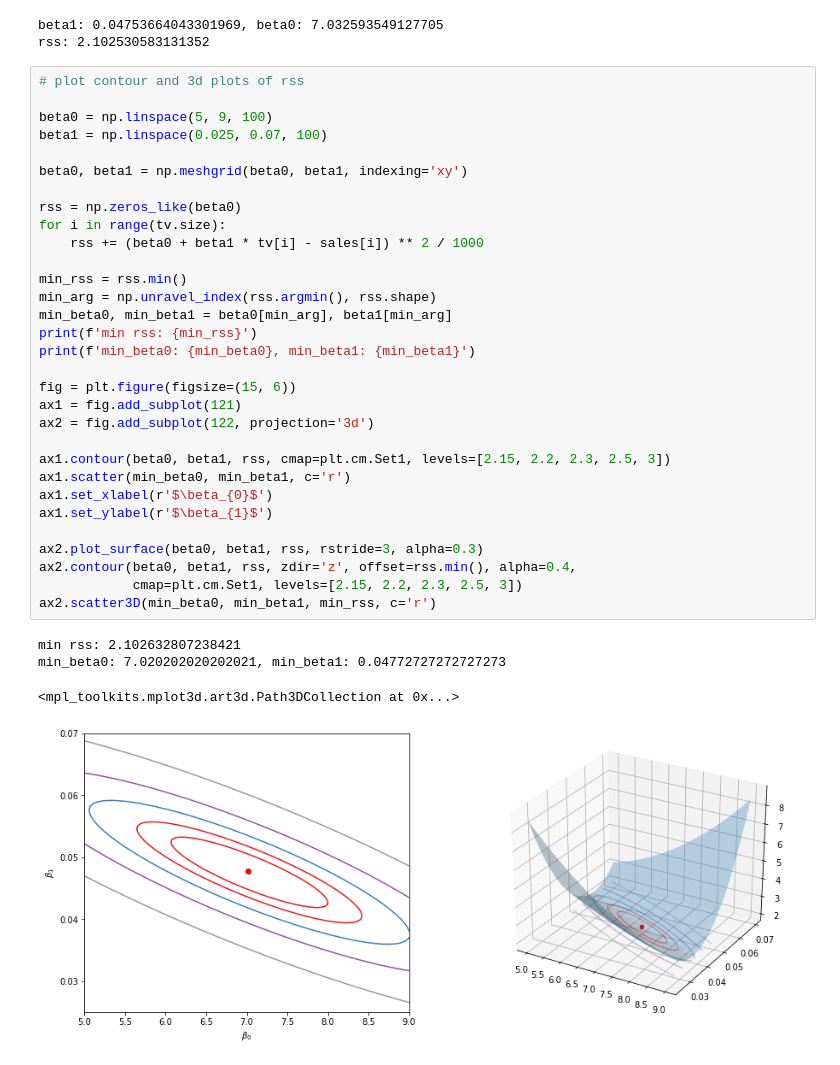
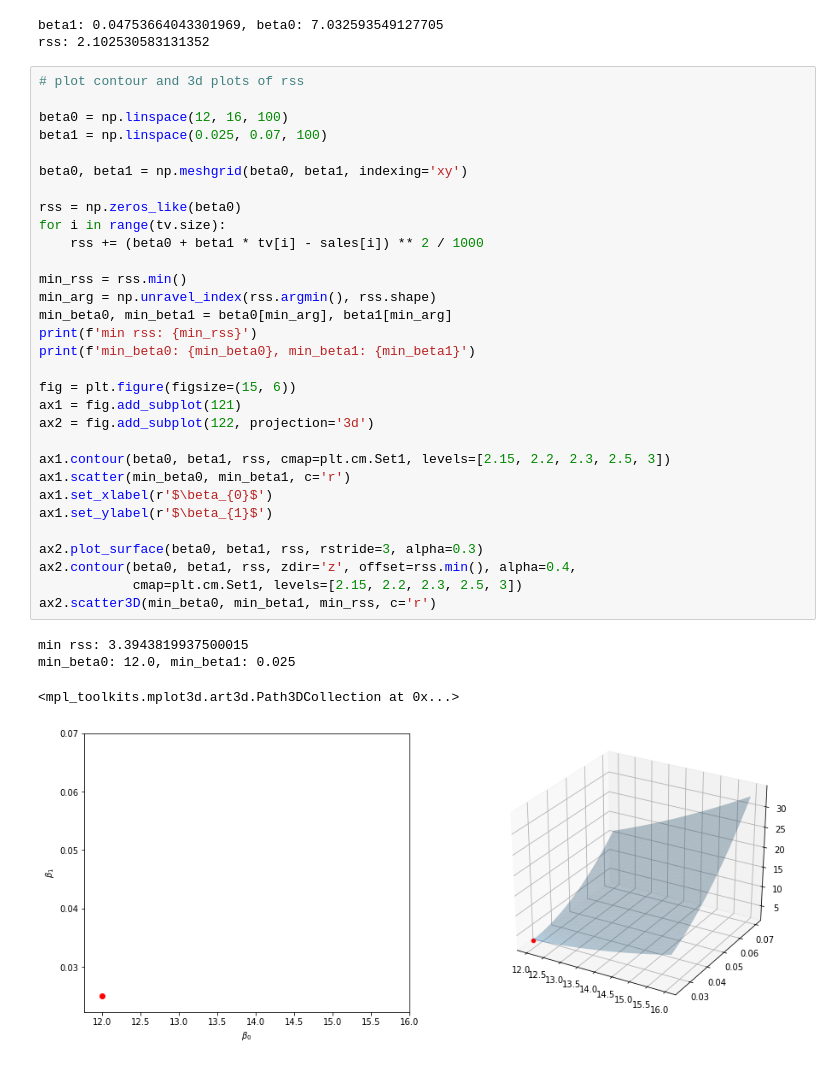
Before and after one commit to wangbinyq/personal-wiki, a Jupyter notebook: cs229/islr/linear regression.ipynb, the cells around one changed output. Drawn from its saved outputs; the diff is of its cells as text.

```diff
--- a/cs229/islr/linear regression.ipynb
+++ b/cs229/islr/linear regression.ipynb
@@ -50,39 +53,39 @@ rss: 2.102530583131352
 # %%
 # plot contour and 3d plots of rss
 
-beta0 = np.linspace(5, 9, 100)
+beta0 = np.linspace(12, 16, 100)
 beta1 = np.linspace(0.025, 0.07, 100)
 
 beta0, beta1 = np.meshgrid(beta0, beta1, indexing='xy')
 
 rss = np.zeros_like(beta0)
 for i in range(tv.size):
     rss += (beta0 + beta1 * tv[i] - sales[i]) ** 2 / 1000
 
 min_rss = rss.min()
 min_arg = np.unravel_index(rss.argmin(), rss.shape)
 min_beta0, min_beta1 = beta0[min_arg], beta1[min_arg]
 print(f'min rss: {min_rss}')
 print(f'min_beta0: {min_beta0}, min_beta1: {min_beta1}')
 
 fig = plt.figure(figsize=(15, 6))
 ax1 = fig.add_subplot(121)
 ax2 = fig.add_subplot(122, projection='3d')
 
 ax1.contour(beta0, beta1, rss, cmap=plt.cm.Set1, levels=[2.15, 2.2, 2.3, 2.5, 3])
 ax1.scatter(min_beta0, min_beta1, c='r')
 ax1.set_xlabel(r'$\beta_{0}$')
 ax1.set_ylabel(r'$\beta_{1}$')
 
 ax2.plot_surface(beta0, beta1, rss, rstride=3, alpha=0.3)
 ax2.contour(beta0, beta1, rss, zdir='z', offset=rss.min(), alpha=0.4,
             cmap=plt.cm.Set1, levels=[2.15, 2.2, 2.3, 2.5, 3])
 ax2.scatter3D(min_beta0, min_beta1, min_rss, c='r')
 # %% [output]
-min rss: 2.102632807238421
-min_beta0: 7.020202020202021, min_beta1: 0.04772727272727273
+min rss: 3.3943819937500015
+min_beta0: 12.0, min_beta1: 0.025
 <mpl_toolkits.mplot3d.art3d.Path3DCollection at 0x...>
-[figure, old version]
+[figure, new version]
 # %%
 ## Assessing the accuracy of the coefficient estimates
 size = 100
```
Also changed, not shown: parts of 6 cells of this notebook.
